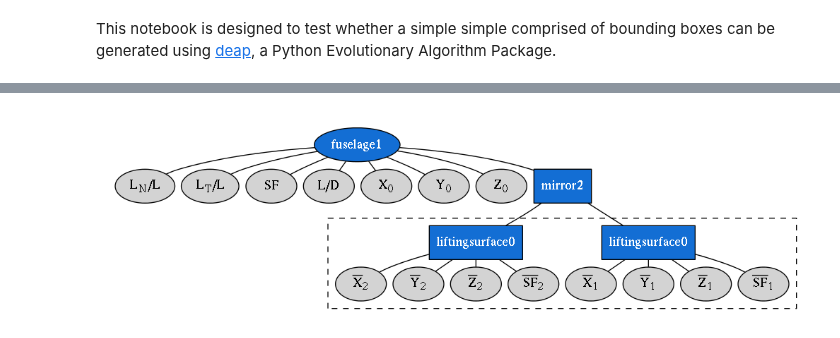
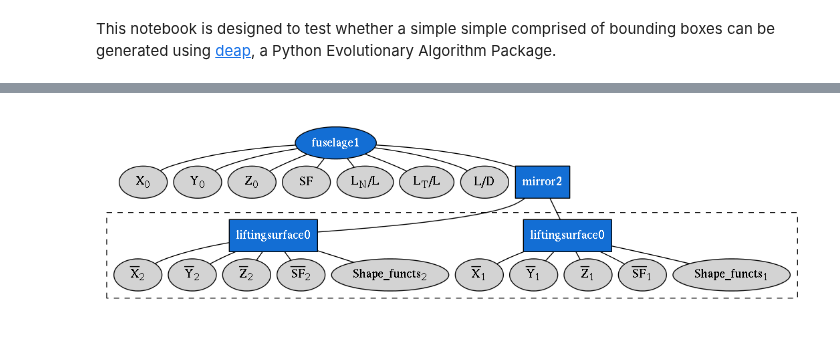
Before and after one commit to p-chambers/occ_airconics, a Jupyter notebook: examples/notebooks/gp_evolve_boxlayout.ipynb, the cells around one changed output, grey strips where cells are left out. Drawn from its saved outputs; the diff is of its cells as text; code cells hidden in the pictures.

Commit message:
Changed topology generation for lifting surfaces to now work with dictionaries, i.e. fixed component shapes

```diff
--- a/examples/notebooks/gp_evolve_boxlayout.ipynb
+++ b/examples/notebooks/gp_evolve_boxlayout.ipynb
@@ -603,14 +586,14 @@ edge [arrowhead=none];
 subgraph cluster_standard {
 color=invis;
 0 [shape=ellipse, fillcolor="#136ed4", label=fuselage1, fontcolor="white"];
-1 [shape=ellipse, label=<L<SUB>N</SUB>/L>];
-2 [shape=ellipse, label=<L<SUB>T</SUB>/L>];
-3 [shape=ellipse, label=<SF>];
-4 [shape=ellipse, label="L/D"];
-5 [shape=ellipse, label=<X<SUB>0</SUB>>];
-6 [shape=ellipse, label=<Y<SUB>0</SUB>>];
-7 [shape=ellipse, label=<Z<SUB>0</SUB>>];
-8 [shape=box, fillcolor="#136ed4", label="mirror2", fontcolor="white"]
+1 [shape=ellipse, label=<X<SUB>0</SUB>>];
+2 [shape=ellipse, label=<Y<SUB>0</SUB>>];
+3 [shape=ellipse, label=<Z<SUB>0</SUB>>];
+4 [shape=ellipse, label=<SF>];
+5 [shape=ellipse, label=<L<SUB>N</SUB>/L>];
+6 [shape=ellipse, label=<L<SUB>T</SUB>/L>];
+7 [shape=ellipse, label="L/D"];
+8 [shape=box, fillcolor="#136ed4", label="mirror2", fontcolor="white"];
 }
 
 subgraph cluster_mirrored {
@@ -620,41 +603,46 @@ style=dashed;
 11 [shape=ellipse, label=<<O>Y</O><SUB>1</SUB>>];
 12 [shape=ellipse, label=<<O>Z</O><SUB>1</SUB>>];
 13 [shape=ellipse, label=<<O>SF</O><SUB>1</SUB>>];
+20 [shape=ellipse, label=<Shape_functs<SUB>1</SUB>>];
+
 rank=same;
 14 [shape=box, fillcolor="#136ed4", label=liftingsurface0, fontcolor="white"];
 15 [shape=ellipse, label=<<O>X</O><SUB>2</SUB>>];
 16 [shape=ellipse, label=<<O>Y</O><SUB>2</SUB>>];
 17 [shape=ellipse, label=<<O>Z</O><SUB>2</SUB>>];
 18 [shape=ellipse, label=<<O>SF</O><SUB>2</SUB>>];
+21 [shape=ellipse, label=<Shape_functs<SUB>2</SUB>>];
 }
 
 0 -> 8;
 8-> 9;
 8 -> 14;
 
 0 -> 1;
 0 -> 2;
 0 -> 3;
 0 -> 4;
 0 -> 5;
 0 -> 6;
 0 -> 7;
 # 0 -> 9;
 # 0 -> 14;
 9 -> 10;
 9 -> 11;
 9 -> 12;
 9 -> 13;
+9-> 20;
 14 -> 15;
 14 -> 16;
 14 -> 17;
 14 -> 18;
-
+14->21;
 }
 """
 dotgraph = pydot.graph_from_dot_data(graph)
+dotgraph.write_png('/home/pchambers/Documents/PhD/SABTalk_2017/images/tree1.png')
 Image(dotgraph.create_png())
 # %% [output]
-[figure, old version]
+[figure, new version]
 # %%
 # dotgraph.write_pdf('/home/pchambers/Documents/PhD/Aviation2017/aviation_2017_paper/figure/gplayout_tree2.pdf')
```
Also changed, not shown: parts of 9 cells of this notebook, 2 other files.
